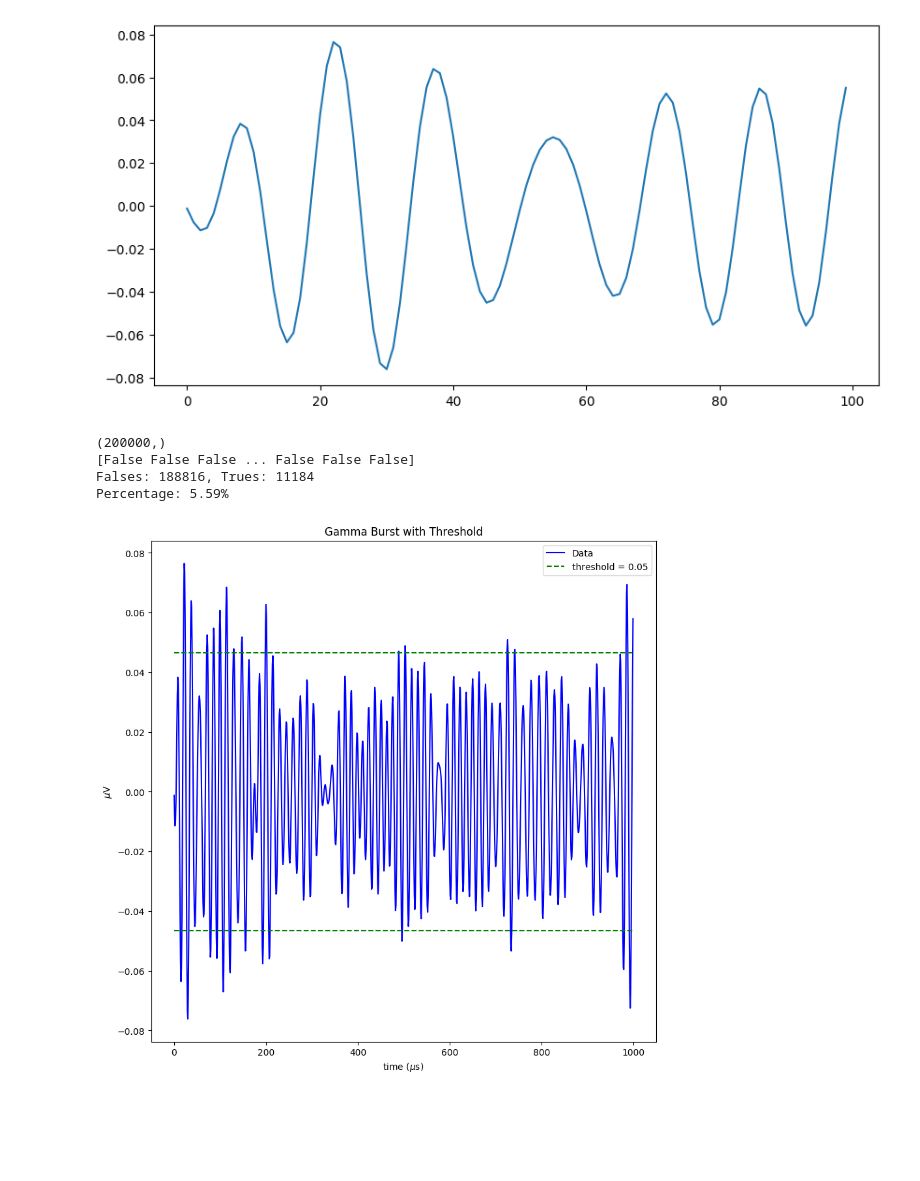
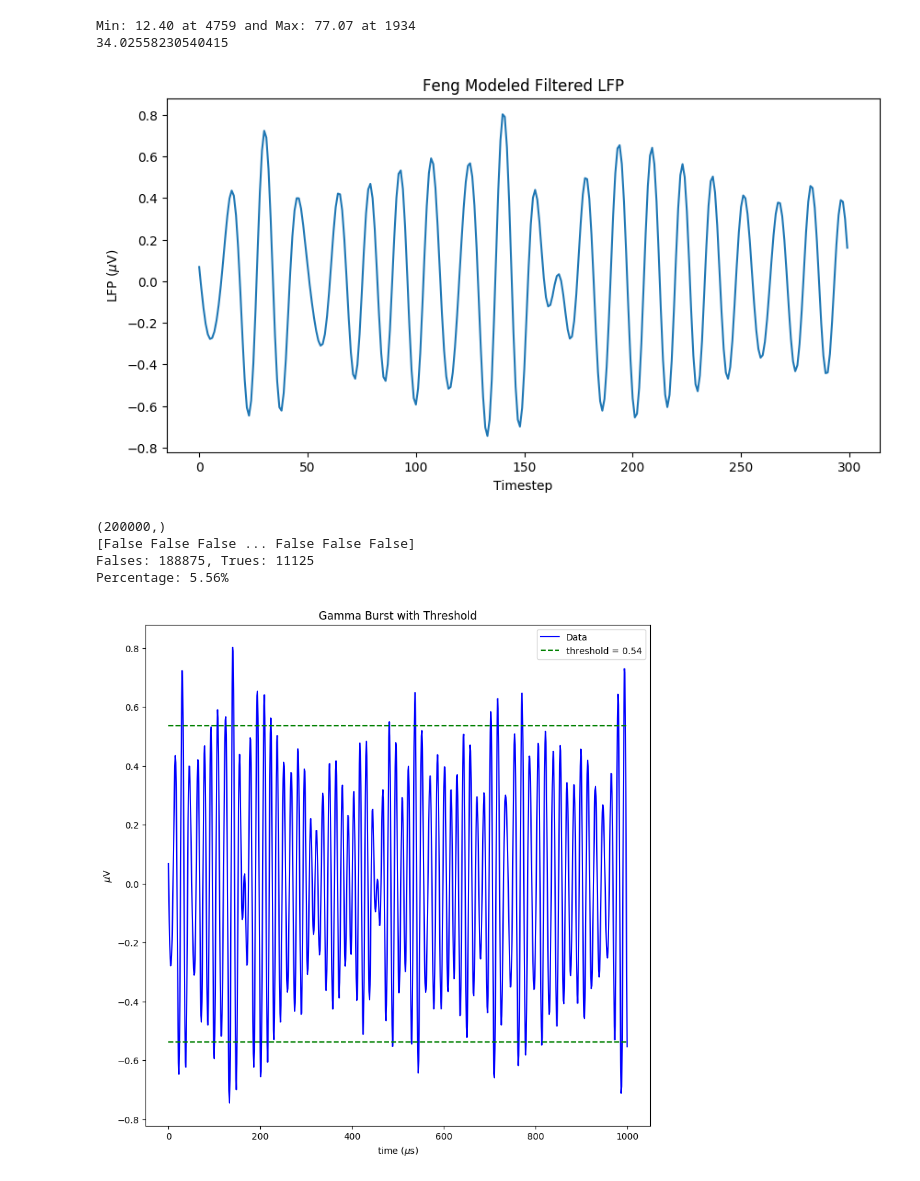
Before and after one commit to MJC598/Neuron_Burst_Analysis, a Jupyter notebook: data_analysis.ipynb, the cells around one changed output. Saved outputs shown, nothing was run; the diff lists cells and outputs as text; code cells hidden in the pictures; blank space fills up the shorter version.

```diff
--- a/data_analysis.ipynb
+++ b/data_analysis.ipynb
@@ -6,4 +6,22 @@ import pandas as pd
 # INVIVO_RAW_PATH = '/home/matt/data/InVivoLFPs/SyntheticData/SyntheticData/LFP_BLA_gamma_syn_background.mat'
 # INVIVO_RAW_PATH = '/home/matt/data/InVivoLFPs/SyntheticData/SyntheticData/LFP_BLA_gamma_syn_bg_like_sig.mat'
 # INVIVO_RAW_PATH = '/home/matt/data/InVivoLFPs/FengData/LFP_elec_combine_syn_noise.mat'
-INVIVO_RAW_PATH = '/home/matt/data/InVivoLFPs/FengData/LFP_elec_combine.txt'
+# INVIVO_RAW_PATH = '/home/matt/data/InVivoLFPs/FengData/LFP_elec_combine.txt'
+INVIVO_RAW_PATH = '/home/matt/data/InVivoLFPs/FengData/FR_PN_ITN.txt'
+# %%
+from lfp_prediction.data_gathering import MatlabCollector, NumpyCollector, TextCollector
+
+frequency_band = (55, 85)
+
+if 'dc' in locals():  # This is done to delete the massive variables and free up some space before attempting to use more
+    del dc
+    del data
+    del labels
+dc = TextCollector(INVIVO_RAW_PATH)
+dc.get_data(column=2)
+data, labels = dc.filter_data(filter_type='non-causal',
+                              freq_band=frequency_band,
+                              filter_rate=400,
+                              only_bursts=False)
+
+data = data[:10000]
@@ -11,6 +37,7 @@ INVIVO_RAW_PATH = '/home/matt/data/InVivoLFPs/FengData/LFP_elec_combine.txt'
 from scipy import signal, io, fft, stats
 from lfp_prediction.config import params
 from tqdm.notebook import tqdm
+import re
 
 
 def get_invivo():
@@ -33,14 +60,22 @@ def get_invivo():
         df_list.append(pd.DataFrame(arr[0]))
     return df_list
 
-def get_feng():
+def get_feng(column: int = None):
     with open(INVIVO_RAW_PATH, 'r') as f:
         data = f.readlines()
-    data = np.array(list(map(float, data))).reshape((-1, 1))
-    df_list = [pd.DataFrame(data)]
+
+    if column:
+        data = [re.findall(r'\d+', d)[column-1] for d in data]
+        data = np.array(list(map(float, data))).reshape((-1, 1))
+    else:
+        data = np.array(list(map(float, data))).reshape((-1, 1))
+
+    global_std = np.std(data)
+    global_mean = np.mean(data)
+    df_list = [pd.DataFrame(((data - global_mean) / global_std))]
     return df_list
 
-df_list = get_feng()
+df_list = get_feng(column=2)
 df_list[0].drop(labels=df_list[0].index[200000:],
                 axis=0,
                 inplace=True)
@@ -80,12 +173,26 @@ plt.show()
+# %%
+max_arr = np.amax(abs_freq_data[:,0,5:], axis=1)
+print('Min: {:.2f} at {} and Max: {:.2f} at {}'.format(np.amin(max_arr),
+                                                       np.argmin(max_arr),
+                                                       np.amax(max_arr),
+                                                       np.argmax(max_arr)))
+
+print(np.mean(max_arr))
+# %% [output]
+Min: 12.40 at 4759 and Max: 77.07 at 1934
+34.02558230540415
 # %%
 z, a = signal.butter(4, np.array([55,85]), btype='bandpass', output='ba', fs=1000)
 lfp = signal.filtfilt(z, a, df_list[0][0], axis=0)
 
 plt.figure(figsize=(10,5))
-plt.plot(np.arange(len(lfp))[:100], lfp[:100])
+plt.plot(np.arange(len(lfp))[:300], lfp[:300])
+plt.title('Feng Modeled Filtered LFP')
+plt.xlabel('Timestep')
+plt.ylabel(r'LFP ($\mu$V)')
 plt.show()
 # %% [output]
-[figure, old version]
+[figure, new version]
 # %%
 LFP_amp = abs(signal.hilbert(lfp))
 threshold = np.mean(LFP_amp) + (1 * np.std(LFP_amp))
@@ -108,8 +215,8 @@ print("Percentage: {:2.2f}%".format((trues/(falses + trues)) * 100))
 # %% [output]
 (200000,)
 [False False False ... False False False]
-Falses: 188816, Trues: 11184
-Percentage: 5.59%
+Falses: 188875, Trues: 11125
+Percentage: 5.56%
 # %%
 import matplotlib.pyplot as plt
 
@@ -134,7 +241,7 @@ plt.xlabel(r'time ($\mu$s)')
 plt.legend()
 plt.show()
 # %% [output]
-[figure, old version]
+[figure, new version]
 # %%
 max_extrema_idx = signal.argrelextrema(lfp, np.greater)[0]
 min_extrema_idx = signal.argrelextrema(lfp, np.less)[0]
```
Also changed, not shown: parts of 13 cells of this notebook, 24 other files.
